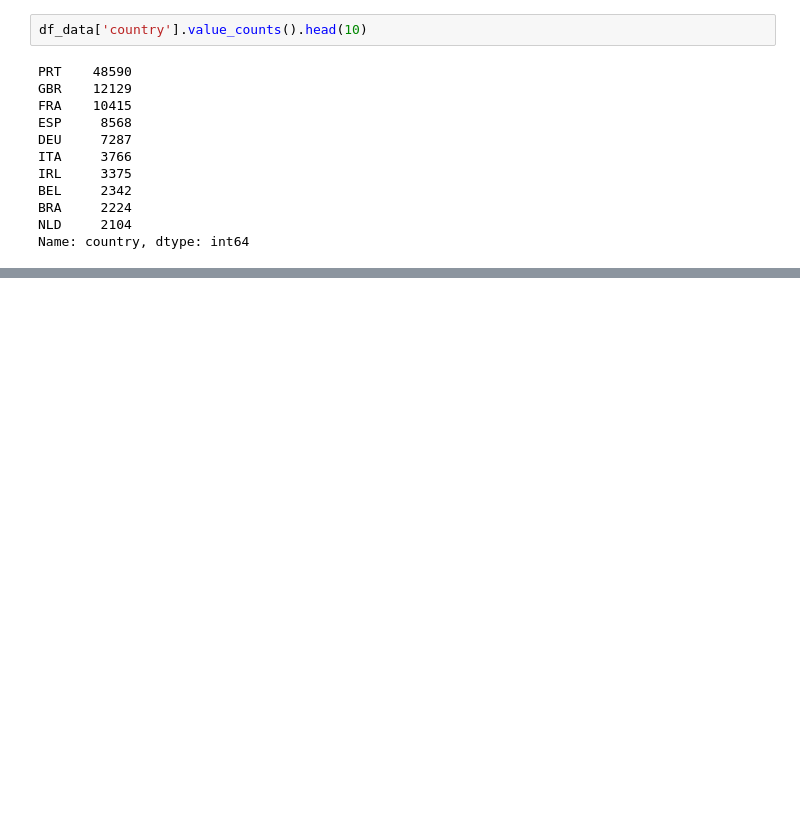
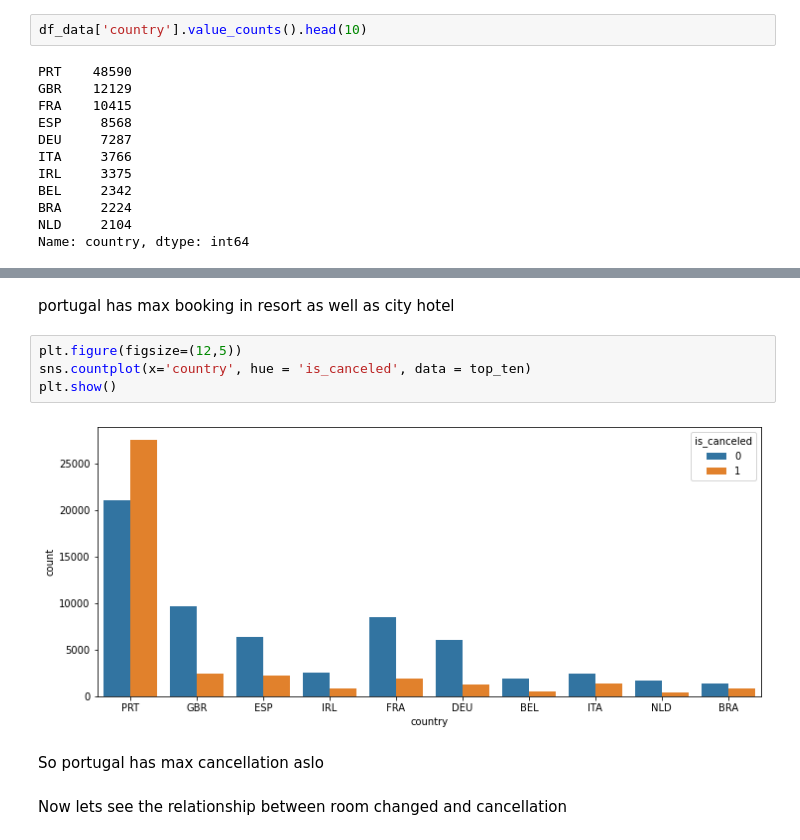
Before and after one commit to kiran2424/hotel-booking-data-analysis, a Jupyter notebook: Copy_of_Hotel_Booking_Analysis_Capstone_Project.ipynb, the cells around one changed output, grey strips where cells are left out. Drawn from its saved outputs; the diff is of its cells as text; blank space fills up the shorter version.

```diff
--- a/Copy_of_Hotel_Booking_Analysis_Capstone_Project.ipynb
+++ b/Copy_of_Hotel_Booking_Analysis_Capstone_Project.ipynb
@@ -268,0 +289,12 @@ Name: country, dtype: int64
+# %% [markdown]
+portugal has max booking in resort as well as city hotel
+# %%
+plt.figure(figsize=(12,5))
+sns.countplot(x='country', hue = 'is_canceled', data = top_ten)
+plt.show()
+# %% [output]
+[figure, added]
+# %% [markdown]
+So portugal has max cancellation aslo
+# %% [markdown]
+Now lets see the relationship between room changed and cancellation
```
Also changed, not shown: parts of 14 cells of this notebook.
